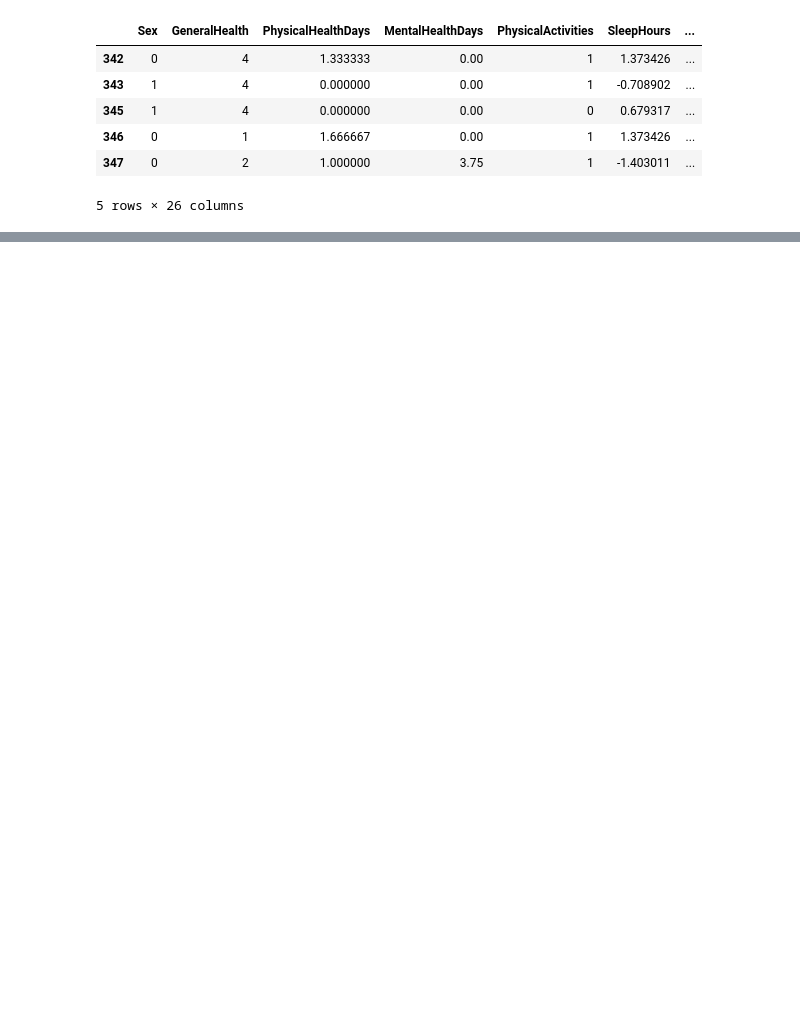
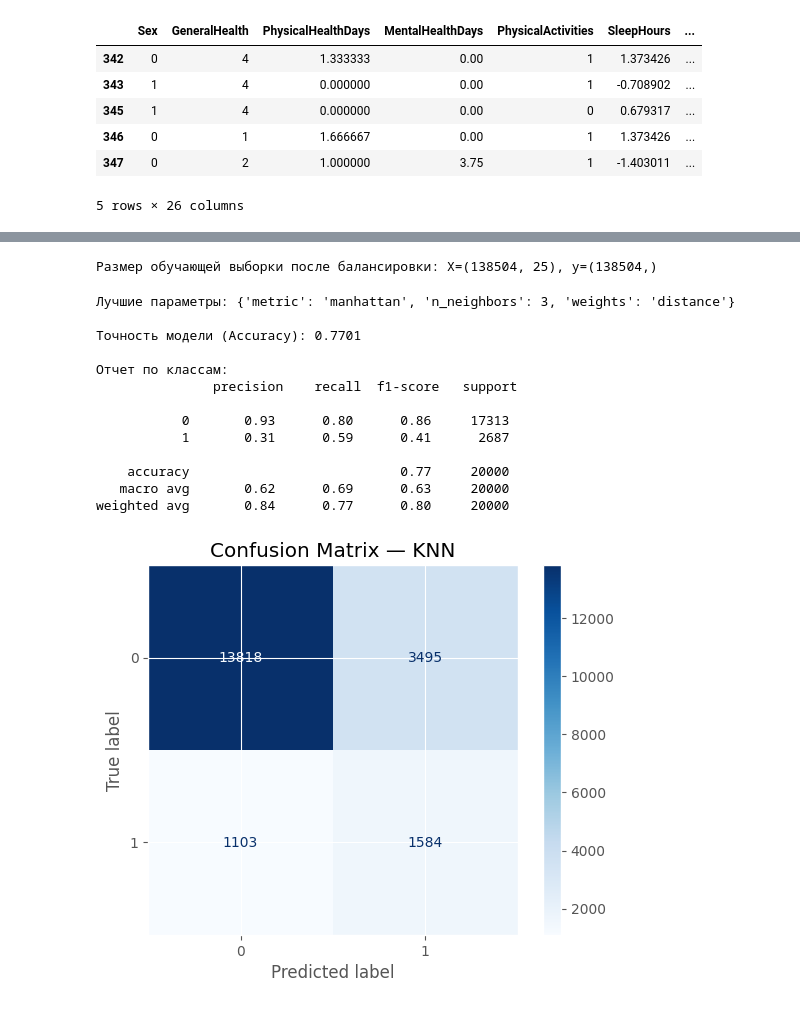
Before and after one commit to sinadyaa/mllr1_classification, a Jupyter notebook: mllr1_j.ipynb, the cells around one changed output, grey strips where cells are left out. Drawn from its saved outputs; the diff is of its cells as text; code cells hidden in the pictures; blank space fills up the shorter version.

```diff
--- a/mllr1_j.ipynb
+++ b/mllr1_j.ipynb
@@ -142,0 +275,58 @@ df_processed.head(5)
+# %%
+#балансировка обучающей выборки по целевому признаку HadHeartAttack
+from imblearn.over_sampling import SMOTE
+
+smote = SMOTE(
+    sampling_strategy='auto',  # увеличение меньшего класса до размера большинственного.
+    random_state=42,
+    k_neighbors=5,
+)
+X_resampled, y_resampled = smote.fit_resample(X_train, y_train)
+
+print(f'Размер обучающей выборки после балансировки: X={X_resampled.shape}, y={y_resampled.shape}')
+# %% [output]
+Размер обучающей выборки после балансировки: X=(138504, 25), y=(138504,)
+# %%
+from sklearn.model_selection import GridSearchCV
+from sklearn.neighbors import KNeighborsClassifier
+from sklearn.metrics import accuracy_score, classification_report, confusion_matrix, ConfusionMatrixDisplay
+import matplotlib.pyplot as plt
+
+param_grid = {
+    'n_neighbors': [3, 7, 15],
+    'weights': ['uniform', 'distance'],
+    'metric': ['euclidean', 'manhattan']
+}
+knn = KNeighborsClassifier()
+grid_search = GridSearchCV(knn, param_grid, cv=3, scoring='accuracy', n_jobs=-1)
+grid_search.fit(X_resampled, y_resampled)
+print("Лучшие параметры:", grid_search.best_params_)
+
+best_knn = grid_search.best_estimator_
+
+y_pred = best_knn.predict(X_test)
+
+print("\nТочность модели (Accuracy):", accuracy_score(y_test, y_pred))
+print("\nОтчет по классам:\n", classification_report(y_test, y_pred))
+
+#Матрица ошибок
+cm = confusion_matrix(y_test, y_pred)
+disp = ConfusionMatrixDisplay(confusion_matrix=cm)
+disp.plot(cmap='Blues', xticks_rotation='horizontal')
+plt.title("Confusion Matrix — KNN")
+plt.show()
+# %% [output]
+Лучшие параметры: {'metric': 'manhattan', 'n_neighbors': 3, 'weights': 'distance'}
+
+Точность модели (Accuracy): 0.7701
+
+Отчет по классам:
+               precision    recall  f1-score   support
+
+           0       0.93      0.80      0.86     17313
+           1       0.31      0.59      0.41      2687
+
+    accuracy                           0.77     20000
+   macro avg       0.62      0.69      0.63     20000
+weighted avg       0.84      0.77      0.80     20000
+[figure, added]
```
Also changed, not shown: parts of 10 cells of this notebook.
